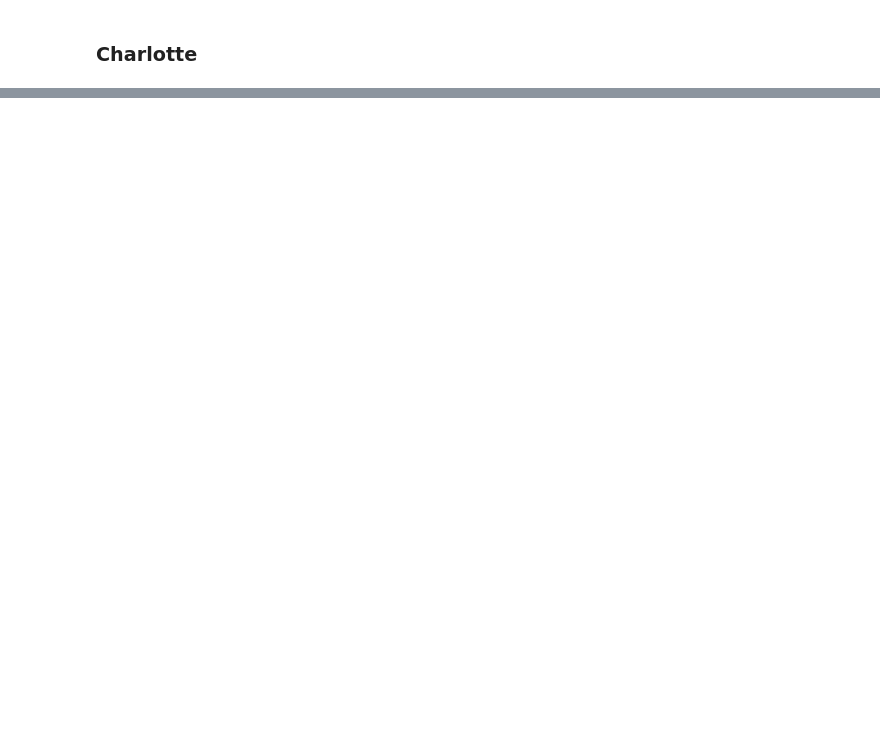
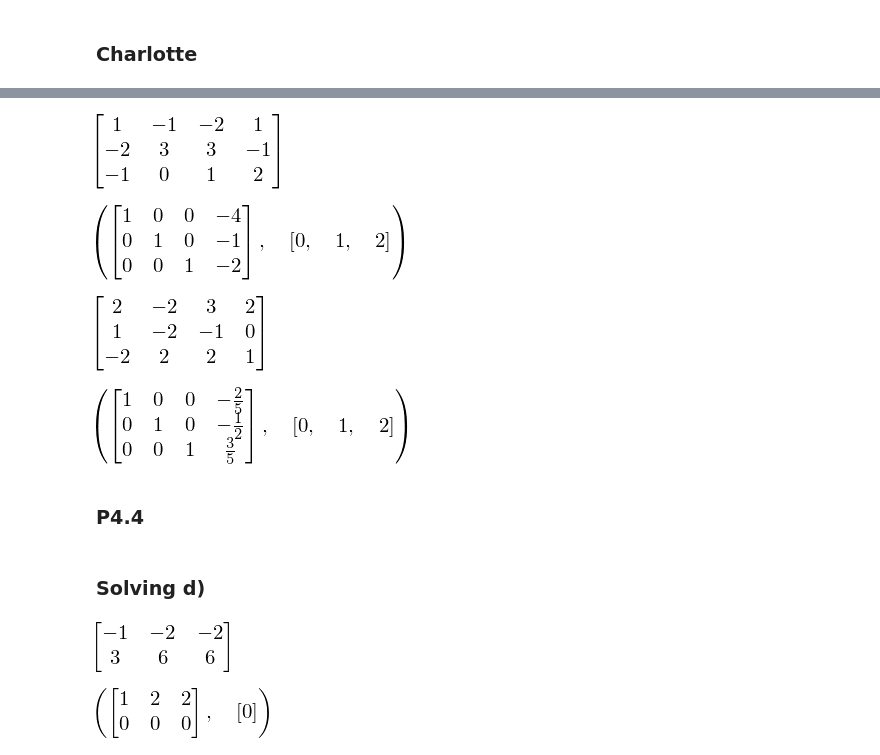
Before and after one commit to minireference/noBSLAnotebooks, a Jupyter notebook: chapter04_problems.ipynb, the cells around one changed output, grey strips where cells are left out. Cells and saved outputs as stored; diff of their text form; code cells hidden in the pictures; blank space fills up the shorter version.

```diff
--- a/chapter04_problems.ipynb
+++ b/chapter04_problems.ipynb
@@ -63,0 +119,18 @@ AUGC
+# %%
+B
+# %% [output]
+[figure, added]
+# %%
+B.rref()
+# %% [output]
+[figure, added]
+# %%
+C
+# %% [output]
+[figure, added]
+# %%
+C.rref()
+# %% [output]
+[figure, added]
+# %% [markdown]
+### P4.4
@@ -63,0 +152,10 @@ AUGC
+# %% [markdown]
+### Solving d)
+# %%
+D
+# %% [output]
+[figure, added]
+# %%
+D.rref()
+# %% [output]
+[figure, added]
```
Also changed, not shown: parts of 35 cells of this notebook, 1 other file.
